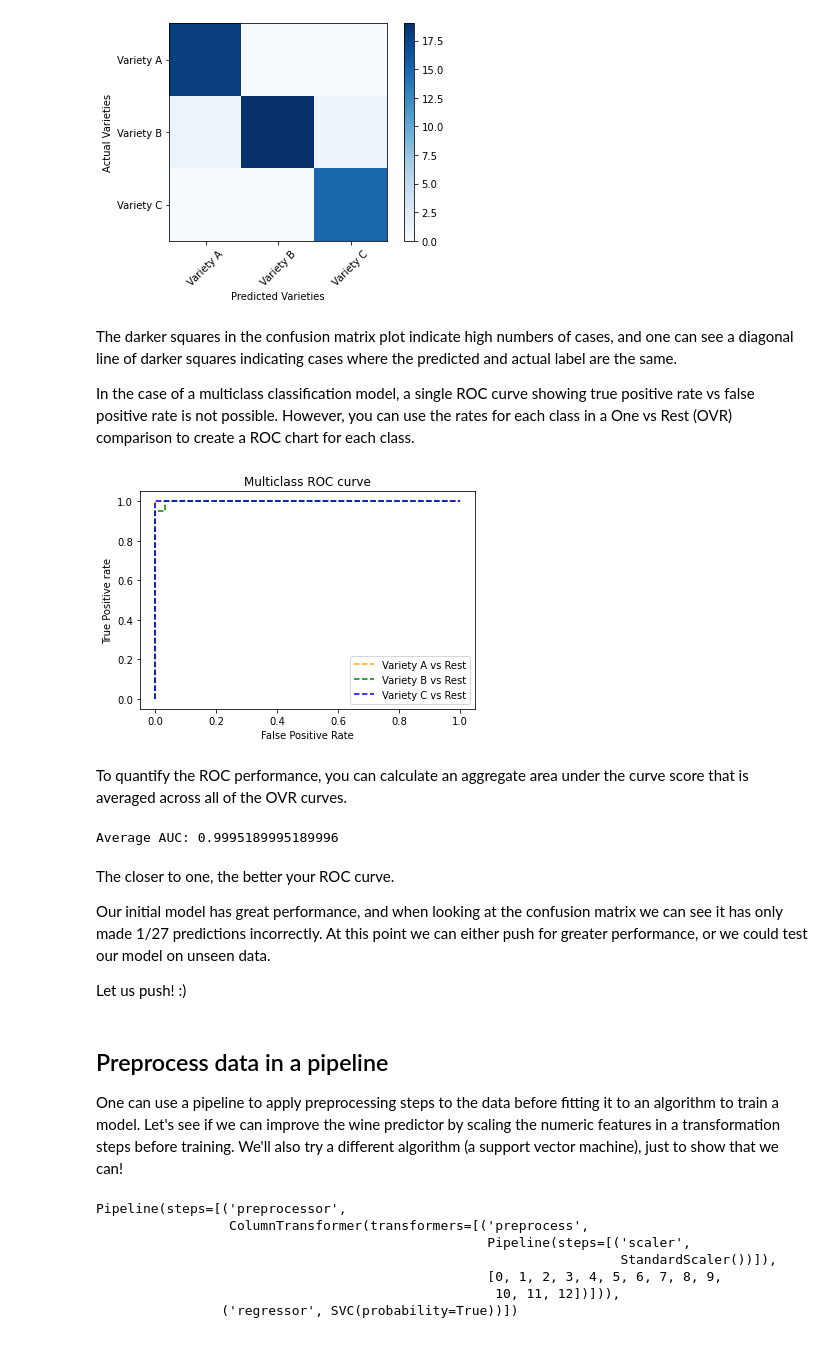
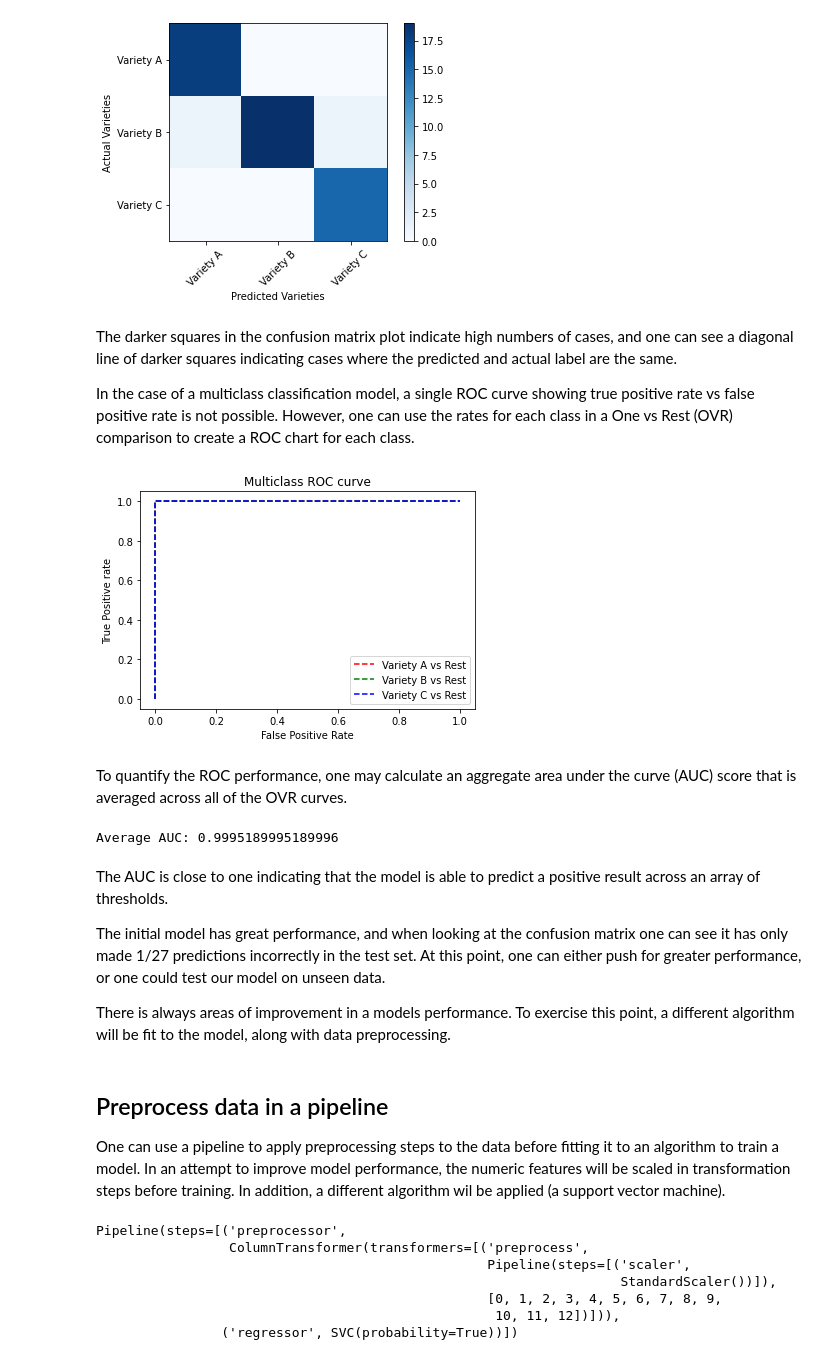
Before and after one commit to LimboPlanet/Public-Data, a Jupyter notebook: Data-Science-Path/Wine Classification Challenge.ipynb, the cells around one changed output. Drawn from its saved outputs; the diff is of its cells as text; code cells hidden in the pictures.

```diff
--- a/Data-Science-Path/Wine Classification Challenge.ipynb
+++ b/Data-Science-Path/Wine Classification Challenge.ipynb
@@ -279,49 +278,49 @@ plt.show()
 # %% [markdown]
 The darker squares in the confusion matrix plot indicate high numbers of cases, and one can see a diagonal line of darker squares indicating cases where the predicted and actual label are the same.
 
-In the case of a multiclass classification model, a single ROC curve showing true positive rate vs false positive rate is not possible. However, you can use the rates for each class in a One vs Rest (OVR) comparison to create a ROC chart for each class.
+In the case of a multiclass classification model, a single ROC curve showing true positive rate vs false positive rate is not possible. However, one can use the rates for each class in a One vs Rest (OVR) comparison to create a ROC chart for each class.
 # %%
 from sklearn.metrics import roc_curve
 from sklearn.metrics import roc_auc_score
 
 # Get class probability scores
 wine_prob = multi_model.predict_proba(x_wine_test)
 
 # Get ROC metrics for each class
 fpr = {}
 tpr = {}
 thresh ={}
 for i in range(len(wine_classes)):
     fpr[i], tpr[i], thresh[i] = roc_curve(y_wine_test, wine_prob[:,i], pos_label=i)
 
 # Plot the ROC chart
-plt.plot(fpr[0], tpr[0], linestyle='--',color='orange', label=wine_classes[0] + ' vs Rest')
+plt.plot(fpr[0], tpr[0], linestyle='--',color='red', label=wine_classes[0] + ' vs Rest')
 plt.plot(fpr[1], tpr[1], linestyle='--',color='green', label=wine_classes[1] + ' vs Rest')
 plt.plot(fpr[2], tpr[2], linestyle='--',color='blue', label=wine_classes[2] + ' vs Rest')
 plt.title('Multiclass ROC curve')
 plt.xlabel('False Positive Rate')
 plt.ylabel('True Positive rate')
 plt.legend(loc='best')
 plt.show()
 # %% [output]
-[figure, old version]
+[figure, new version]
 # %% [markdown]
-To quantify the ROC performance, you can calculate an aggregate area under the curve score that is averaged across all of the OVR curves.
+To quantify the ROC performance, one may calculate an aggregate area under the curve (AUC) score that is averaged across all of the OVR curves.
 # %%
 auc = roc_auc_score(y_wine_test,wine_prob, multi_class='ovr')
 print('Average AUC:', auc)
 # %% [output]
 Average AUC: 0.9995189995189996
 # %% [markdown]
-The closer to one, the better your ROC curve.
+The AUC is close to one indicating that the model is able to predict a positive result across an array of thresholds.
 
+The initial model has great performance, and when looking at the confusion matrix one can see it has only made 1/27 predictions incorrectly in the test set. At this point, one can either push for greater performance, or one could test our model on unseen data.
 
-Our initial model has great performance, and when looking at the confusion matrix we can see it has only made 1/27 predictions incorrectly. At this point we can either push for greater performance, or we could test our model on unseen data.
-
-Let us push! :)
+There is always areas of improvement in a models performance.
+To exercise this point, a different algorithm will be fit to the model, along with data preprocessing.
 # %% [markdown]
 ## Preprocess data in a pipeline
-One can use a pipeline to apply preprocessing steps to the data before fitting it to an algorithm to train a model. Let's see if we can improve the wine predictor by scaling the numeric features in a transformation steps before training. We'll also try a different algorithm (a support vector machine), just to show that we can!
+One can use a pipeline to apply preprocessing steps to the data before fitting it to an algorithm to train a model. In an attempt to improve model performance, the numeric features will be scaled in transformation steps before training. In addition, a different algorithm wil be applied (a support vector machine).
 # %%
 from sklearn.preprocessing import StandardScaler
 from sklearn.compose import ColumnTransformer
```
Also changed, not shown: parts of 20 cells of this notebook.
